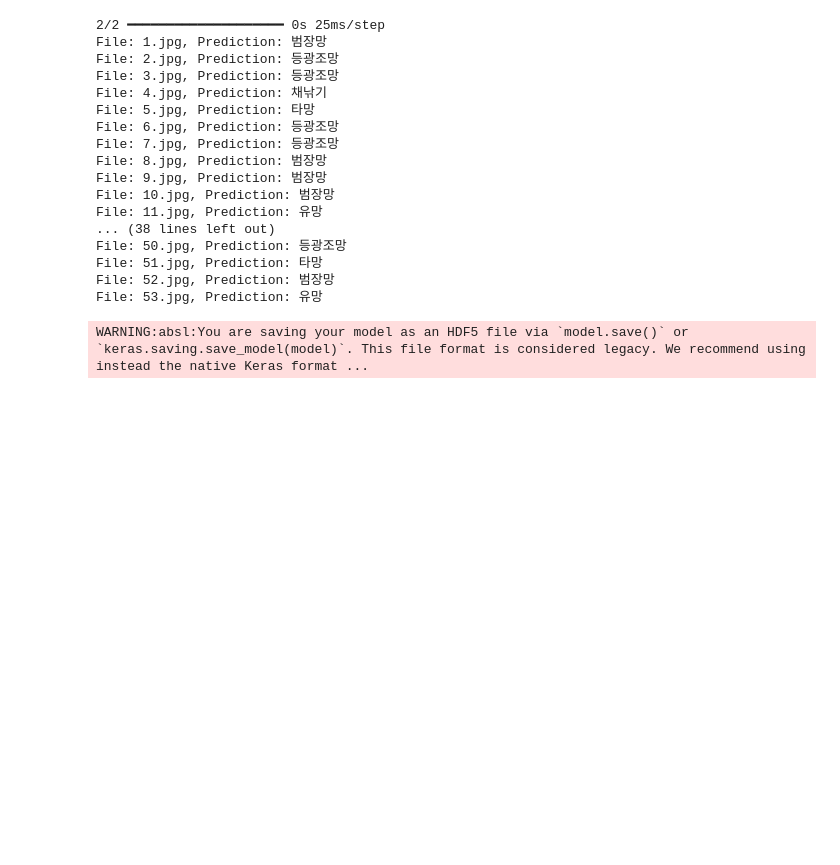
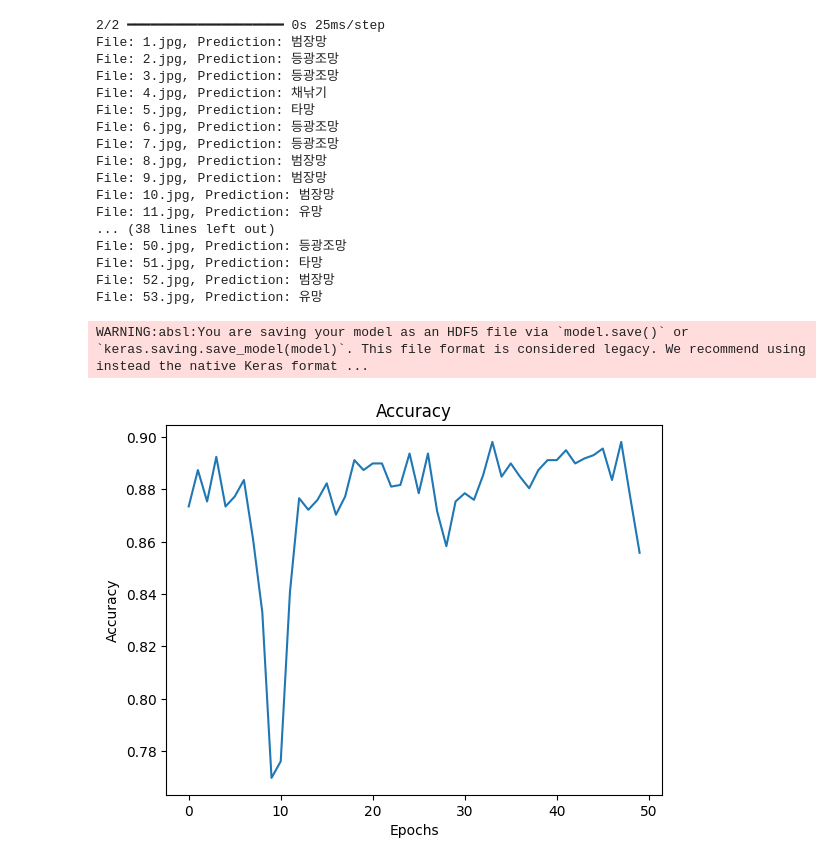
Before and after one commit to KingMinChan/FIshing_vessel, a Jupyter notebook: resnet50.ipynb, the cells around one changed output. Drawn from its saved outputs; the diff is of its cells as text; code cells hidden in the pictures; blank space fills up the shorter version.

Commit message:
[Feature] accuracy, loss 시각화
- Epoch당 Accuracy, Loss 변화 그래프 추가

```diff
--- a/resnet50.ipynb
+++ b/resnet50.ipynb
@@ -228,3 +228,12 @@ model.save('resnet50_model.h5')
 WARNING:absl:You are saving your model as an HDF5 file via `model.save()` or `keras.saving.save_model(model)`. This file format is considered legacy. We recommend using instead the native Keras format ...
 # %%
 model.save('resnet50.keras')  # Keras 형식
+# %%
+import matplotlib.pyplot as plt
+plt.plot(history.history['accuracy'])
+plt.ylabel('Accuracy')
+plt.xlabel('Epochs')
+plt.title('Accuracy')
+plt.show()
+# %% [output]
+[figure, added]
```
Also changed, not shown: parts of 1 cell of this notebook.
